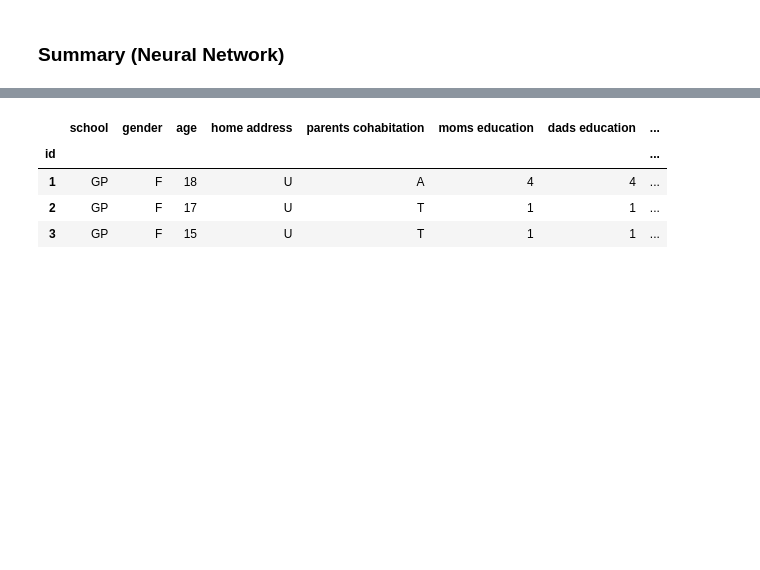
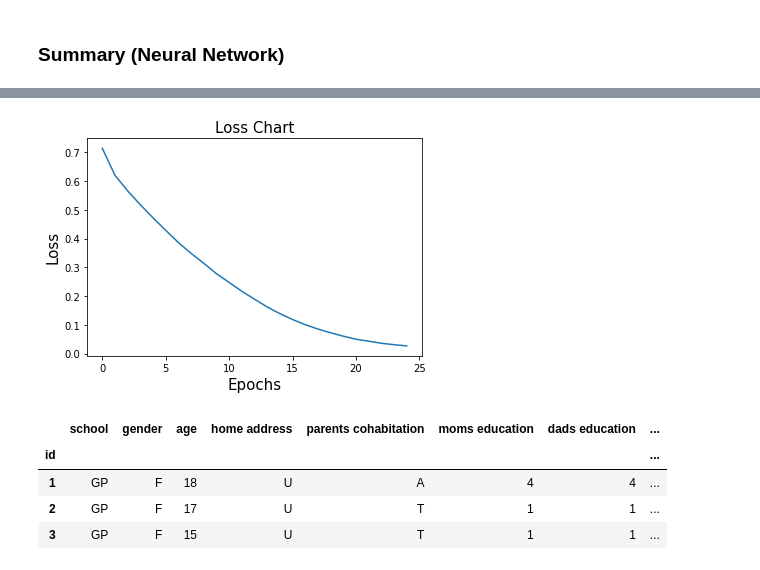
Before and after one commit to jaimiesj/health_outcomes, a Jupyter notebook: src/learn.ipynb, the cells around one changed output, grey strips where cells are left out. Cells and saved outputs as stored; diff of their text form; code cells hidden in the pictures; blank space fills up the shorter version.

```diff
--- a/src/learn.ipynb
+++ b/src/learn.ipynb
@@ -520,3 +543,11 @@ _________________________________________________________________
+# %%
+plt.plot(history['loss'])
+plt.xlabel('Epochs', fontsize=15)
+plt.ylabel('Loss', fontsize=15)
+plt.title('Loss Chart', fontsize=15)
+plt.show()
+# %% [output]
+[figure, added]
 # %%
 conn = sqlite3.connect('../res/data/tables.sql')
 cursor = conn.cursor()
```
Also changed, not shown: parts of 22 cells of this notebook.
